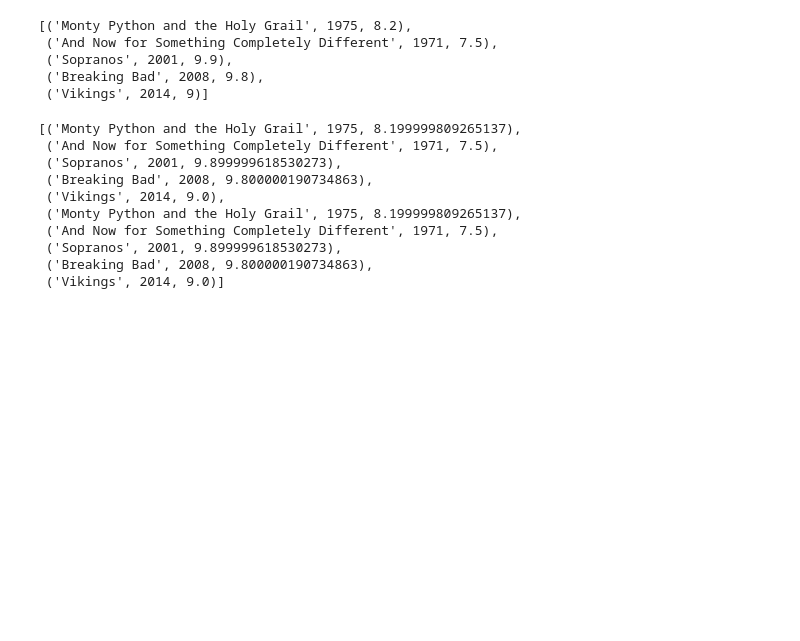
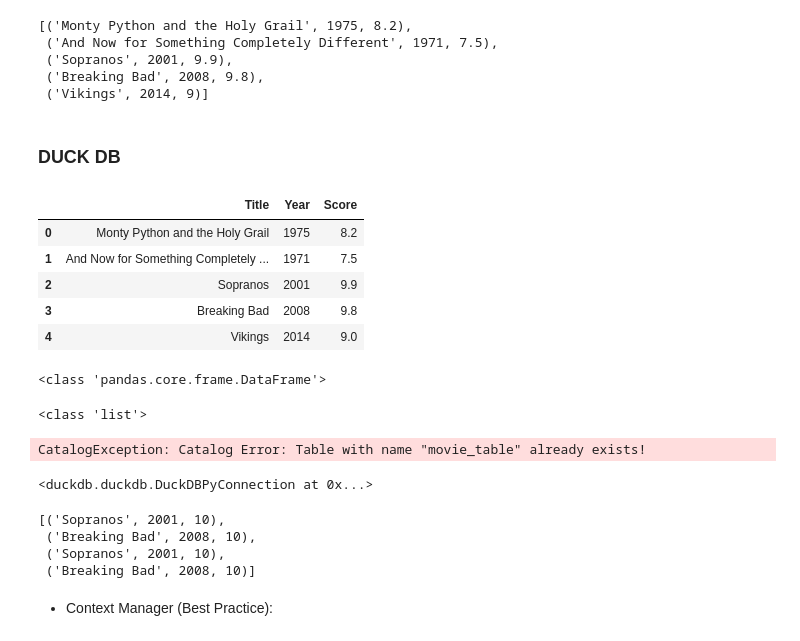
Before and after one commit to AmirJlr/python_essentials_for_data_engineers, a Jupyter notebook: 2-data-extract-load-questions.ipynb, the cells around one changed output. Cells and saved outputs as stored; diff of their text form; code cells hidden in the pictures; blank space fills up the shorter version.

```diff
--- a/2-data-extract-load-questions.ipynb
+++ b/2-data-extract-load-questions.ipynb
@@ -59,24 +62,5 @@ sqllite_results
  ('Sopranos', 2001, 9.9),
  ('Breaking Bad', 2008, 9.8),
  ('Vikings', 2014, 9)]
-# %%
-import duckdb
-con = duckdb.connect(database='2-ent.duckdb', read_only=False)
-
-# Insert data from list
-con.executemany("INSERT INTO movies VALUES (?, ?, ?)", sqllite_results)
-duckdb_results = con.execute("SELECT * FROM movies").fetchall()
-con.close()
-
-duckdb_results
-# %% [output]
-[('Monty Python and the Holy Grail', 1975, 8.199999809265137),
- ('And Now for Something Completely Different', 1971, 7.5),
- ('Sopranos', 2001, 9.899999618530273),
- ('Breaking Bad', 2008, 9.800000190734863),
- ('Vikings', 2014, 9.0),
- ('Monty Python and the Holy Grail', 1975, 8.199999809265137),
- ('And Now for Something Completely Different', 1971, 7.5),
- ('Sopranos', 2001, 9.899999618530273),
- ('Breaking Bad', 2008, 9.800000190734863),
- ('Vikings', 2014, 9.0)]
+# %% [markdown]
+### DUCK DB
@@ -82,0 +72,45 @@ duckdb_results
+# %%
+import pandas as pd
+
+df_results = pd.DataFrame(sqllite_results, columns=['Title', 'Year', 'Score'])
+df_results
+# %% [output]
+|  | Title | Year | Score |
+| 0 | Monty Python and the Holy Grail | 1975 | 8.2 |
+| 1 | And Now for Something Completely ... | 1971 | 7.5 |
+| 2 | Sopranos | 2001 | 9.9 |
+| 3 | Breaking Bad | 2008 | 9.8 |
+| 4 | Vikings | 2014 | 9.0 |
+# %%
+# Query the DataFrame
+df_query_result = duckdb.sql("SELECT * FROM df_results").df()
+print(type(df_query_result))
+# %% [output]
+<class 'pandas.core.frame.DataFrame'>
+# %%
+array_query_result = duckdb.sql("SELECT * FROM df_results").fetchall()
+print(type(array_query_result))
+# %% [output]
+<class 'list'>
+# %%
+# Create table
+ddb_con.execute("CREATE TABLE movie_table (title VARCHAR, year INTEGER, score INTEGER)")
+# %% [output]
+CatalogException: Catalog Error: Table with name "movie_table" already exists!
+# %%
+# Insert data from list
+ddb_con.executemany("INSERT INTO movie_table VALUES (?, ?, ?)", sqllite_results)
+# %% [output]
+<duckdb.duckdb.DuckDBPyConnection at 0x...>
+# %%
+duckdb_results = ddb_con.execute("SELECT * FROM movie_table WHERE score>9").fetchall()
+ddb_con.close()
+
+duckdb_results
+# %% [output]
+[('Sopranos', 2001, 10),
+ ('Breaking Bad', 2008, 10),
+ ('Sopranos', 2001, 10),
+ ('Breaking Bad', 2008, 10)]
+# %% [markdown]
+- Context Manager (Best Practice):
```
Also changed, not shown: parts of 18 cells of this notebook, 2 other files.
